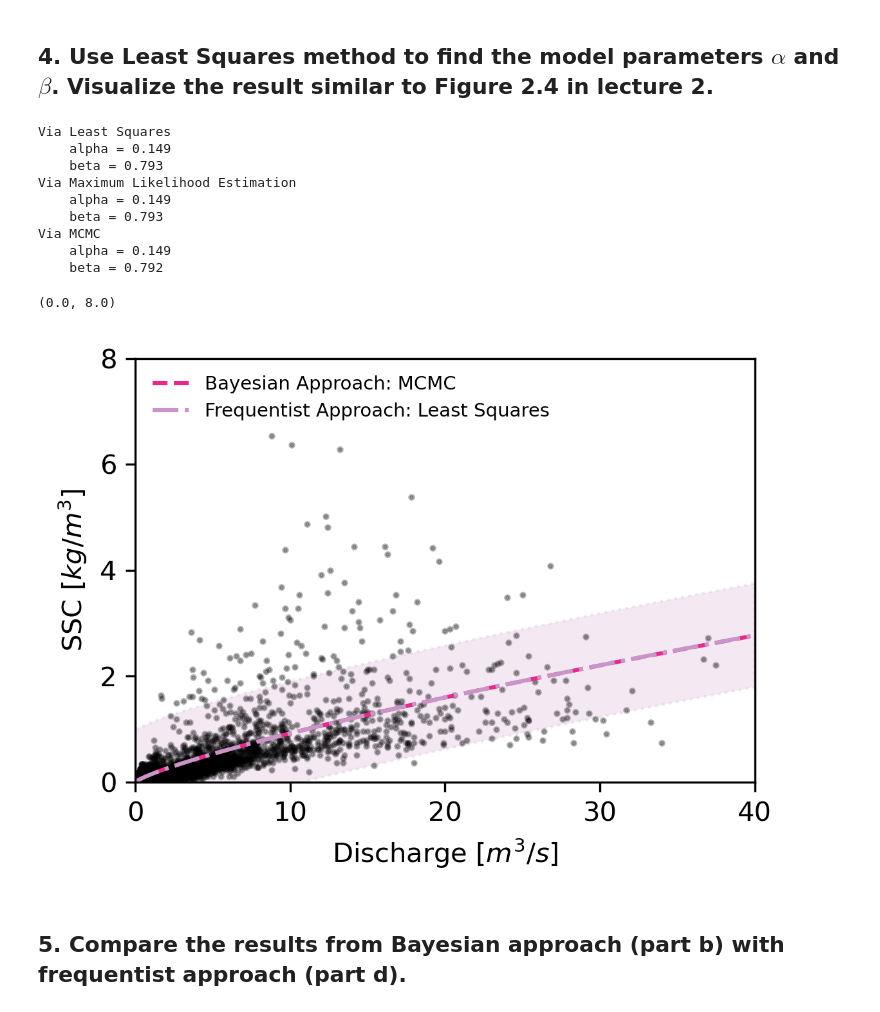
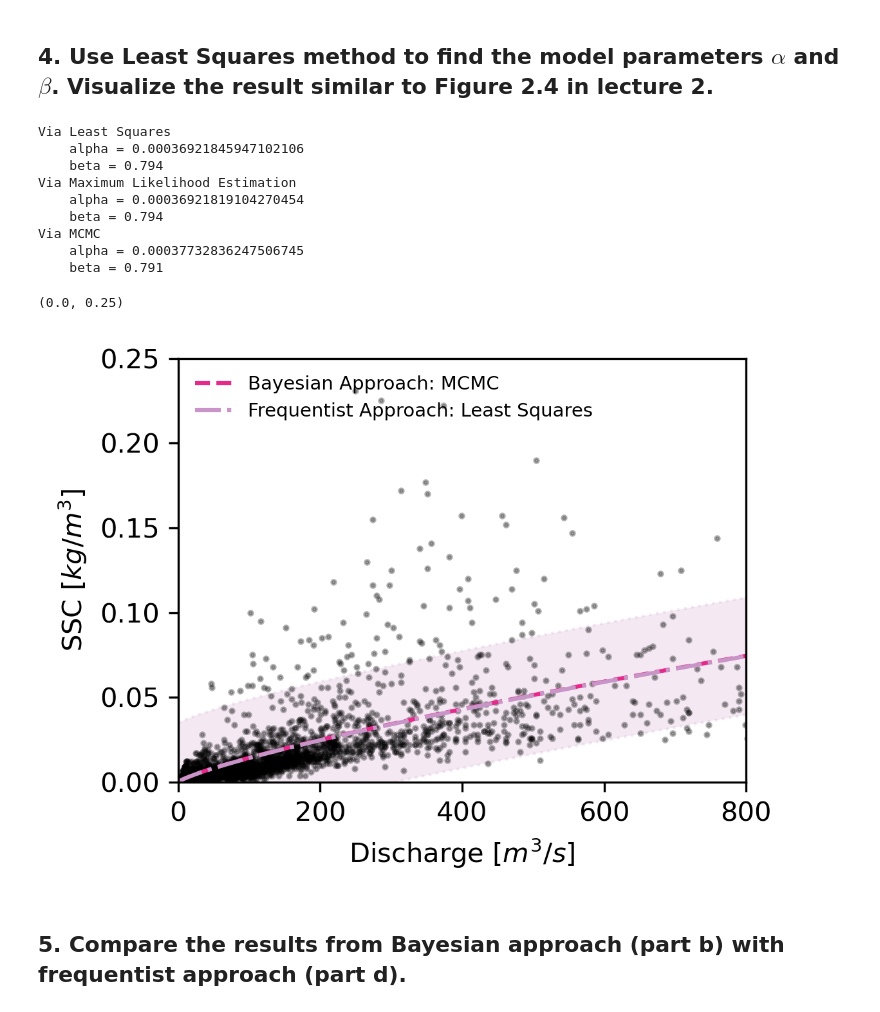
Before and after one commit to bKeungAuyeung/MSTA-Final, a Jupyter notebook: bAuyeung_Final-Code_MSTA.ipynb, the cells around one changed output. Saved outputs shown, nothing was run; the diff lists cells and outputs as text; code cells hidden in the pictures.

```diff
--- a/bAuyeung_Final-Code_MSTA.ipynb
+++ b/bAuyeung_Final-Code_MSTA.ipynb
@@ -48,8 +48,8 @@ data
 | 3650 | 1971-09-29 | 7.0 | 740 |
 3651 rows × 3 columns
 # %%
-x = data["Discharge"] * 0.001
-y = data["Suspended sediment concentration"] * 0.0283168
+x = data["Discharge"] * 0.0283168
+y = data["Suspended sediment concentration"] * 0.001
 data.describe()
 # %% [output]
 |  | Date | Suspended sediment concentration | Discharge |
@@ -100,11 +100,11 @@ sigma = 0.499
 # %%
 # using the alpha and beta from MLE, generate ensemble of curves and visualize
-alpha_guesses = np.linspace(0.125, 0.175, 10)
+alpha_guesses = np.linspace(0.00025, 0.0004, 10)
 beta_guesses = np.linspace(0.75, 0.85, 10)
 
 fig, ax = plt.subplots(figsize=(4,3), tight_layout=True, dpi=300)
 
-Q_line = np.linspace(0, 40, 10000)
+Q_line = np.linspace(0, 1000, 10000)
 
 ax.plot(x,y, color = "black", alpha = 0.3, linestyle = "None", marker = ".", markersize = 3)
 
@@ -113,6 +113,6 @@ for alpha, beta in zip(alpha_guesses, beta_guesses):
 
 ax.set_xlabel('Discharge $[m^3/s]$')
 ax.set_ylabel('SSC $[kg/m^3]$')
-ax.set_xlim(0, 40)
-ax.set_ylim(0, 8)
+ax.set_xlim(0, 600)
+ax.set_ylim(0, 0.25)
 # %% [output]
@@ -299,46 +300,46 @@ result = minimize(lambda params: cost_function(params[0], params[1]), initial_gu
 alpha_ls, beta_ls = result.x
 # %%
 print('Via Least Squares')
-print(f"    alpha = {alpha_ls:.3f}")
+print(f"    alpha = {alpha_ls}")
 print(f"    beta = {beta_ls:.3f}")
 
 print('Via Maximum Likelihood Estimation')
-print(f"    alpha = {alpha_nll:.3f}")
+print(f"    alpha = {alpha_nll}")
 print(f"    beta = {beta_nll:.3f}")
 
 print('Via MCMC')
-print(f"    alpha = {np.mean(samples[:, :, 0]):.3f}")
+print(f"    alpha = {np.mean(samples[:, :, 0])}")
 print(f"    beta = {np.mean(samples[:, :, 1]):.3f}")
 # %% [output]
 Via Least Squares
-    alpha = 0.149
-    beta = 0.793
+    alpha = 0.00036921845947102106
+    beta = 0.794
 Via Maximum Likelihood Estimation
-    alpha = 0.149
-    beta = 0.793
+    alpha = 0.00036921819104270454
+    beta = 0.794
 Via MCMC
-    alpha = 0.149
-    beta = 0.792
+    alpha = 0.00037732836247506745
+    beta = 0.791
 # %%
 fig, ax = plt.subplots(figsize=(4,3), tight_layout=True, dpi=300)
-Q_line = np.linspace(0, 40, 10000) # test muliple flow rate values
+Q_line = np.linspace(0, 1000, 10000) # test muliple flow rate values
 
 ax.plot(x,y, color = "black", alpha = 0.3, linestyle = "None", marker = ".", markersize = 3)
 ax.plot(Q_line, est_alpha*Q_line**est_beta, '--', alpha = 1, color = "#e7298a", label = "Bayesian Approach: MCMC")
 
 ax.plot(Q_line, alpha_ls*Q_line**beta_ls, linestyle='-.', alpha = 1, color ='#c994c7', label = "Frequentist Approach: Least Squares")
 ax.fill_between(Q_line, alpha_ls*Q_line**beta_ls - 1.96 * est_sigma, alpha_ls*Q_line**beta_ls + 1.96 * est_sigma,\
                 linestyle=':', color='#c994c7', alpha=0.2)
 
 plt.legend(frameon = False, loc = 'upper left', fontsize = 7)
 
 ax.set_xlabel('Discharge $[m^3/s]$')
 ax.set_ylabel('SSC $[kg/m^3]$')
-ax.set_xlim(0, 40)
-ax.set_ylim(0, 8)
+ax.set_xlim(0, 800)
+ax.set_ylim(0, 0.25)
 # %% [output]
-(0.0, 8.0)
+(0.0, 0.25)
-[figure, old version]
+[figure, new version]
 # %% [markdown]
 ## 5. Compare the results from Bayesian approach (part b) with frequentist approach (part d).
 # %% [markdown]
```
Also changed, not shown: parts of 7 cells of this notebook, 2 other files.
